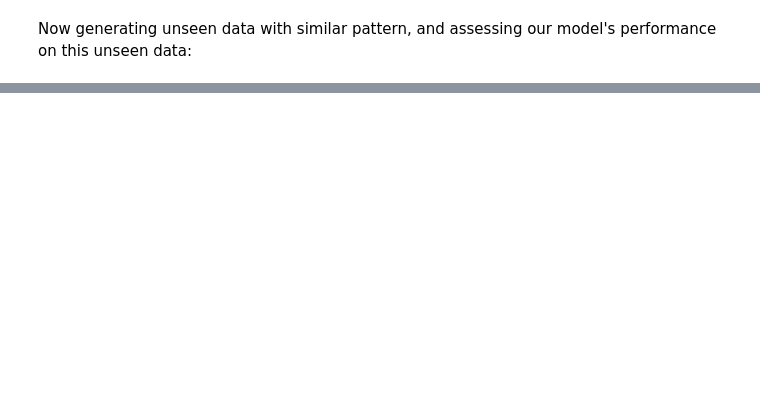
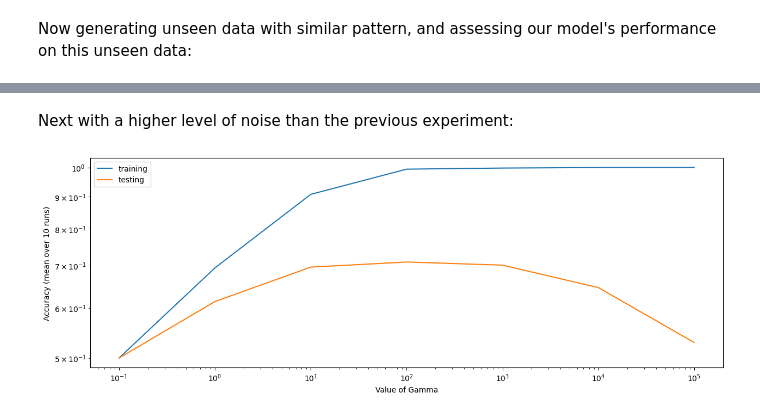
Before and after one commit to dcruzeneil/dcruzeneil.github.io, a Jupyter notebook: posts/kernel-logistic-regression/index.ipynb, the cells around one changed output, grey strips where cells are left out. Cells and saved outputs as stored; diff of their text form; code cells hidden in the pictures; blank space fills up the shorter version.

```diff
--- a/posts/kernel-logistic-regression/index.ipynb
+++ b/posts/kernel-logistic-regression/index.ipynb
@@ -211,0 +261,6 @@ Although, a dramatic example it goes on to show us that choosing a very large va
+# %% [markdown]
+Next with a higher level of noise than the previous experiment:
+# %%
+performExperiment(make_moons, noise = 0.6, gamma = [-1, 6])
+# %% [output]
+[figure, added]
```
Also changed, not shown: parts of 22 cells of this notebook, 16 other files.
